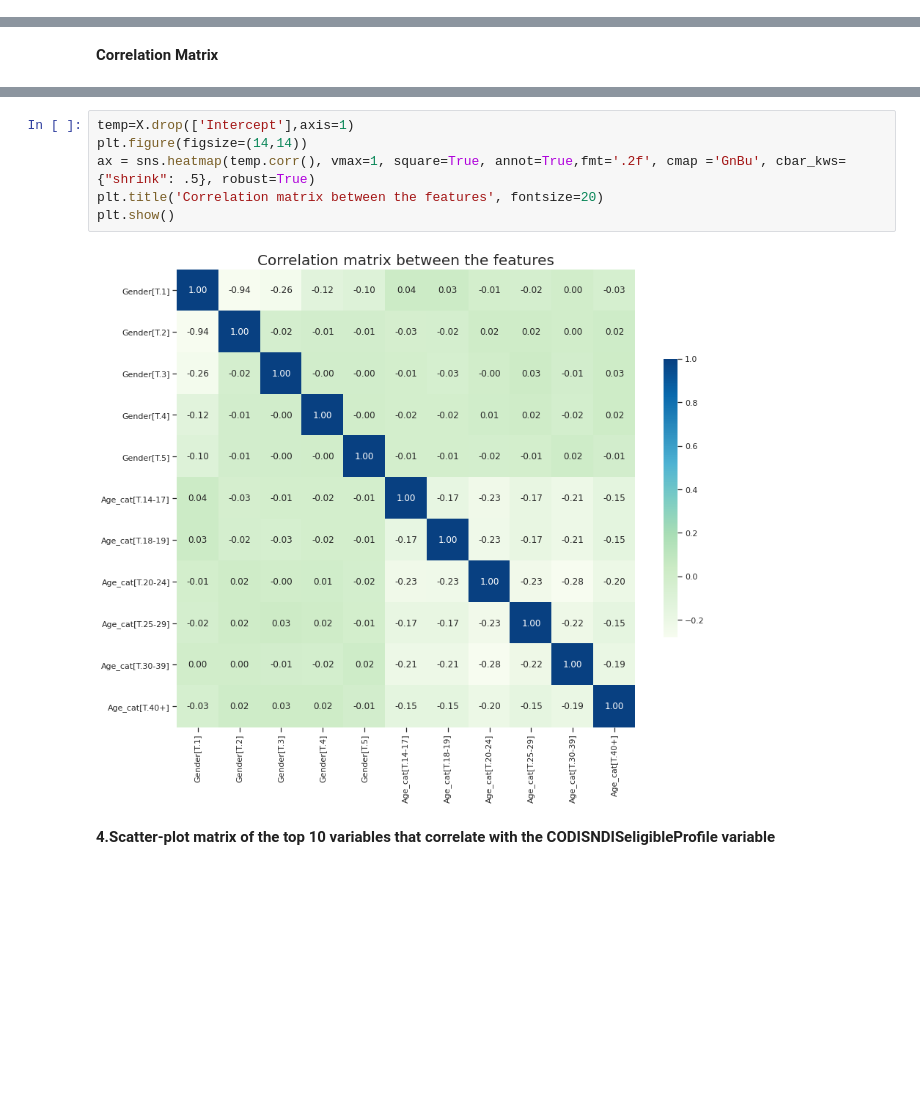
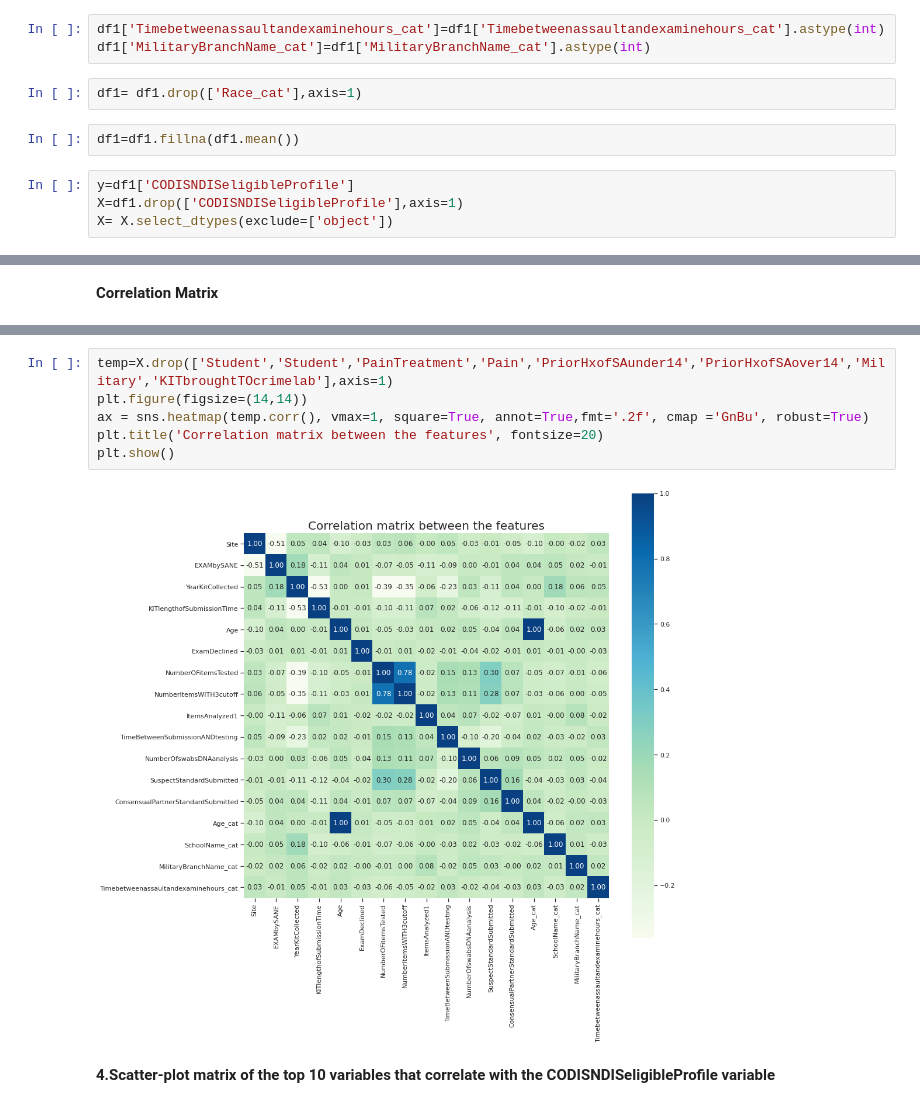
Before and after one commit to Hamza1122/Assignment_ML, a Jupyter notebook: FinalProject.ipynb, the cells around one changed output, grey strips where cells are left out. Drawn from its saved outputs; the diff is of its cells as text; blank space fills up the shorter version.

```diff
--- a/FinalProject.ipynb
+++ b/FinalProject.ipynb
@@ -230,3 +262,14 @@ memory usage: 227.4 KB
+# %%
+df1['Timebetweenassaultandexaminehours_cat']=df1['Timebetweenassaultandexaminehours_cat'].astype(int)
+df1['MilitaryBranchName_cat']=df1['MilitaryBranchName_cat'].astype(int)
+# %%
+df1= df1.drop(['Race_cat'],axis=1)
+# %%
+df1=df1.fillna(df1.mean())
+# %%
+y=df1['CODISNDISeligibleProfile']
+X=df1.drop(['CODISNDISeligibleProfile'],axis=1)
+X= X.select_dtypes(exclude=['object'])
 # %% [markdown]
 **2. perform a histogram for all variables;**
 # %%
@@ -288,11 +356,11 @@ sns.set_style({'xtick.bottom': True}, {'ytick.left': True})
 # %%
-temp=X.drop(['Intercept'],axis=1)
+temp=X.drop(['Student','Student','PainTreatment','Pain','PriorHxofSAunder14','PriorHxofSAover14','Military','KITbroughtTOcrimelab'],axis=1)
 plt.figure(figsize=(14,14))
-ax = sns.heatmap(temp.corr(), vmax=1, square=True, annot=True,fmt='.2f', cmap ='GnBu', cbar_kws={"shrink": .5}, robust=True)
+ax = sns.heatmap(temp.corr(), vmax=1, square=True, annot=True,fmt='.2f', cmap ='GnBu', robust=True)
 plt.title('Correlation matrix between the features', fontsize=20)
 plt.show()
 # %% [output]
-[figure, old version]
+[figure, new version]
 # %% [markdown]
 **4.Scatter-plot matrix of the top 10 variables that correlate with the CODISNDISeligibleProfile variable**
 # %%
```
Also changed, not shown: parts of 70 cells of this notebook.
